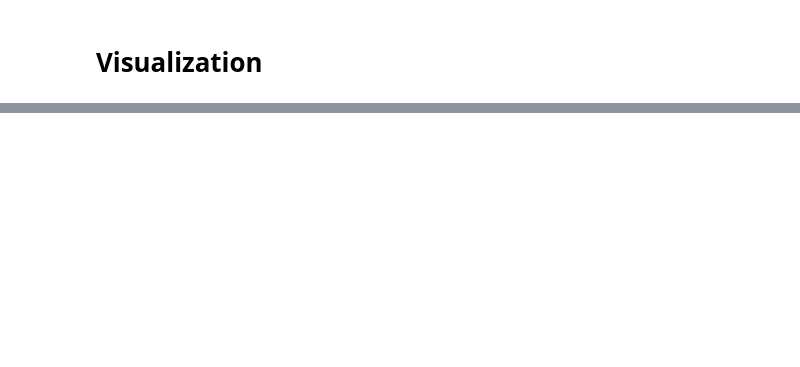
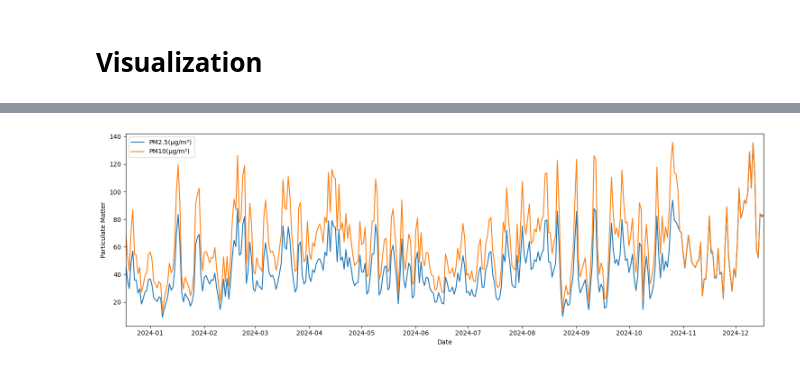
Before and after one commit to tannedjames/2526-LTXLDL-Project-AIT2006-4-3.2, a Jupyter notebook: trong/src/main.ipynb, the cells around one changed output, grey strips where cells are left out. Drawn from its saved outputs; the diff is of its cells as text; code cells hidden in the pictures; blank space fills up the shorter version.

Commit message:
visualization p2

```diff
--- a/trong/src/main.ipynb
+++ b/trong/src/main.ipynb
@@ -435,0 +464,14 @@ FileNotFoundError: [Errno 2] No such file or directory: '../processed/daily_weat
+# %%
+plt.figure(figsize=(15, 5))
+plt.plot(clean_df.index, clean_df["pm2_5 (μg/m³)"], label="PM2.5(μg/m³)")
+plt.plot(clean_df.index, clean_df['pm10 (μg/m³)'], label='PM10(μg/m³)')
+ax = plt.gca()
+ax.xaxis.set_major_locator(mdates.MonthLocator(bymonthday=15))
+plt.xlim(clean_df.index.min(), clean_df.index.max())
+plt.xlabel('Date')
+plt.ylabel('Particulate Matter')
+plt.legend()
+plt.tight_layout()
+plt.savefig('../figures/Particulate_Matter_Daily.png')
+# %% [output]
+[figure, added]
```
Also changed, not shown: parts of 8 cells of this notebook.
